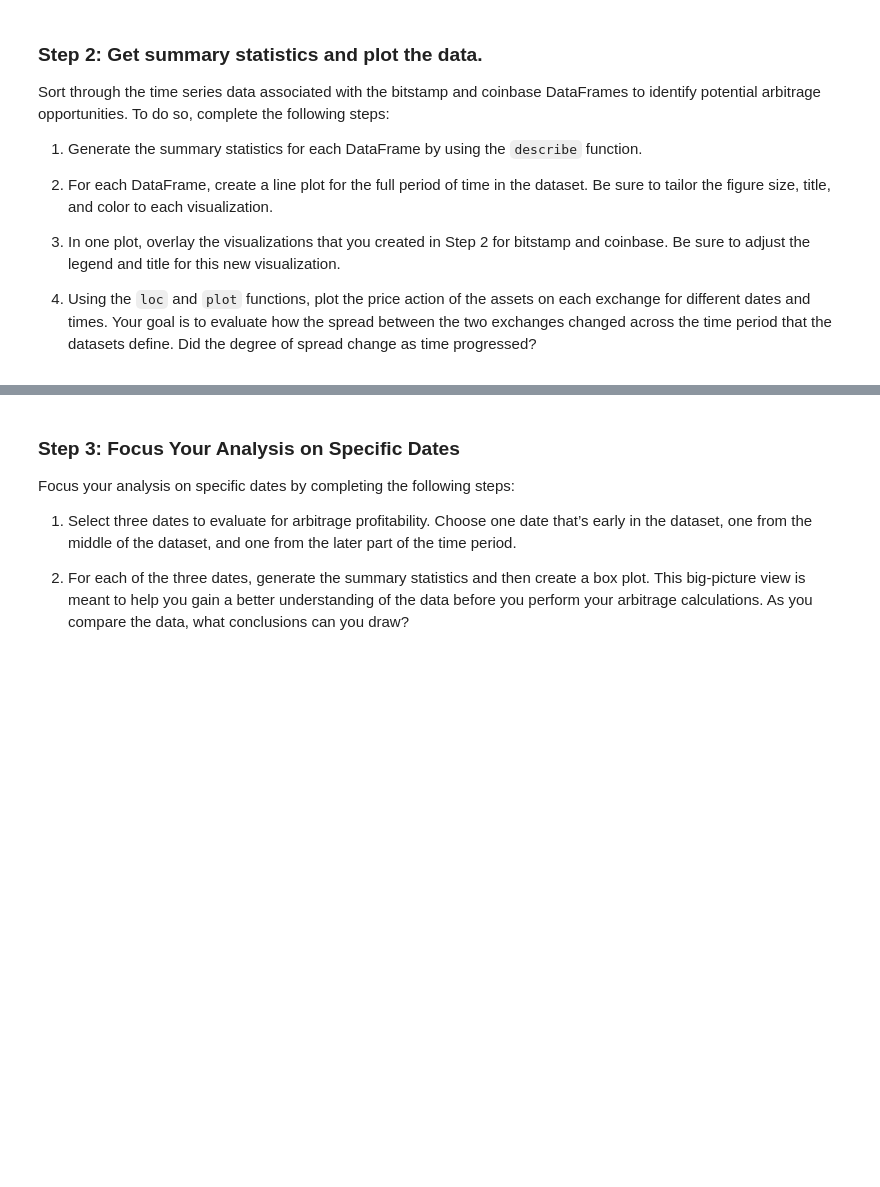
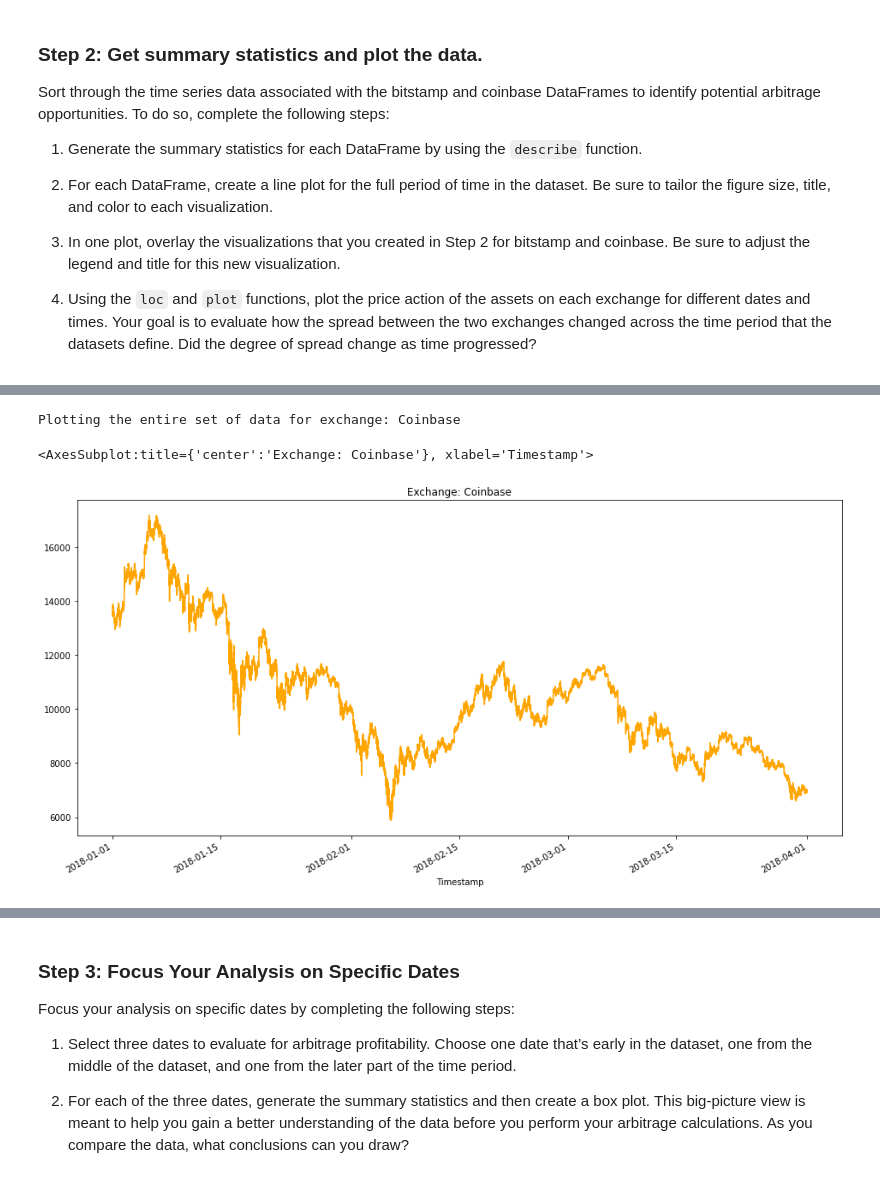
Before and after one commit to saeedraghib/m03_challenge_01, a Jupyter notebook: sr_crypto_arbitrage.ipynb, the cells around one changed output, grey strips where cells are left out. Cells and saved outputs as stored; diff of their text form; code cells hidden in the pictures; blank space fills up the shorter version.

```diff
--- a/sr_crypto_arbitrage.ipynb
+++ b/sr_crypto_arbitrage.ipynb
@@ -431,6 +455,9 @@ SyntaxError: invalid syntax (<ipython-input-32-ab5d41f94356>, line 2)
 # %%
 # Use loc or iloc to select `Timestamp (the index)` and `Close` from coinbase DataFrame
-coinbase_sliced = # YOUR CODE HERE
+# YOUR CODE HERE
+coinbase_sliced = coinbase.loc[:, 'Close']
 
 # Review the first five rows of the DataFrame
 # YOUR CODE HERE
+print(f"List of values at 'Close' for Bitcoin at 'Coinbase':")
+coinbase_sliced.head(5)
@@ -459,7 +528,14 @@ Sort through the time series data associated with the bitstamp and coinbase Data
 # %%
 # Create a line plot for the coinbase DataFrame for the full length of time in the dataset
 # Be sure that the figure size, title, and color are tailored to each visualization
 # YOUR CODE HERE
+print(f"Plotting the entire set of data for exchange: Coinbase")
+print()
+coinbase_sliced.plot(figsize=(16,8), title="Exchange: Coinbase", color="orange")
+# %% [output]
+Plotting the entire set of data for exchange: Coinbase
+<AxesSubplot:title={'center':'Exchange: Coinbase'}, xlabel='Timestamp'>
+[figure, added]
 # %%
 # Overlay the visualizations for the bitstamp and coinbase DataFrames in one plot
 # The plot should visualize the prices over the full lenth of the dataset
```
Also changed, not shown: parts of 37 cells of this notebook, 1 other file.
